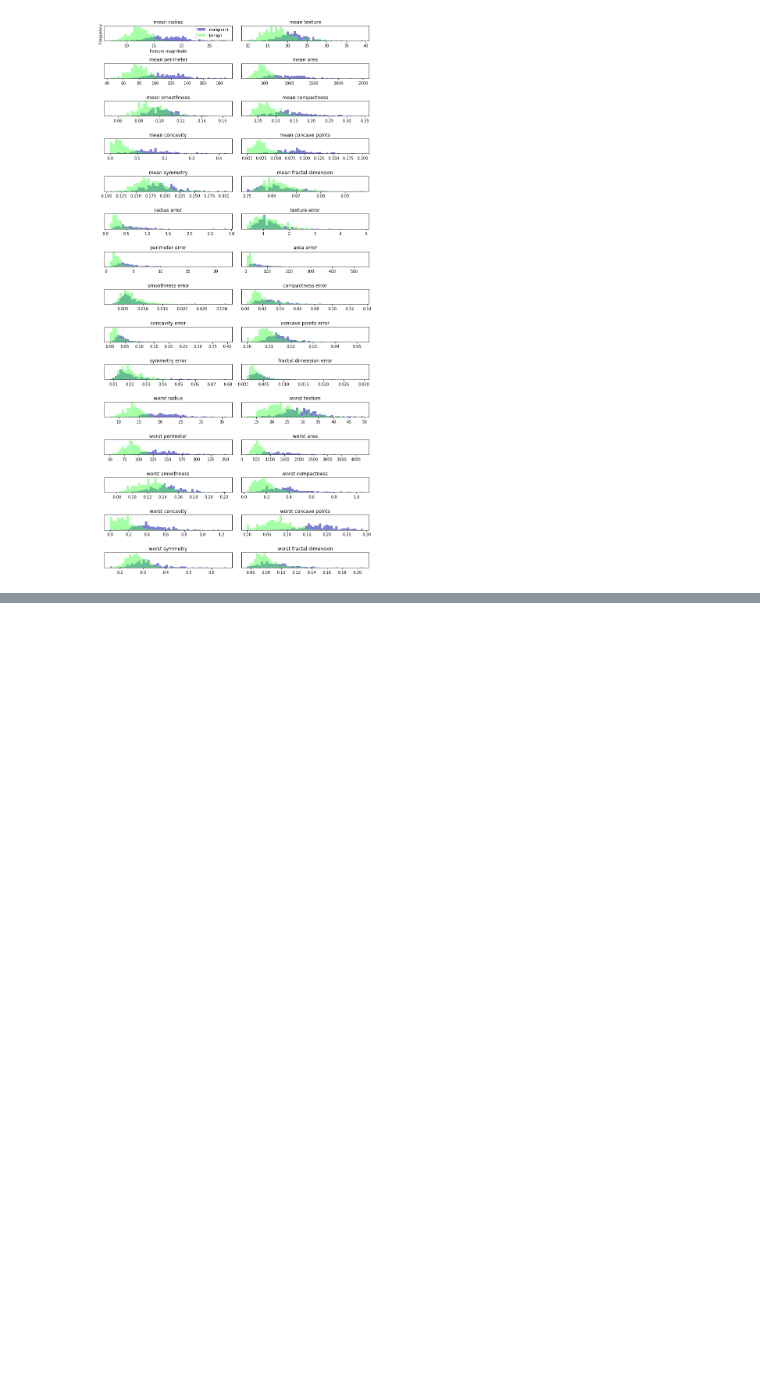
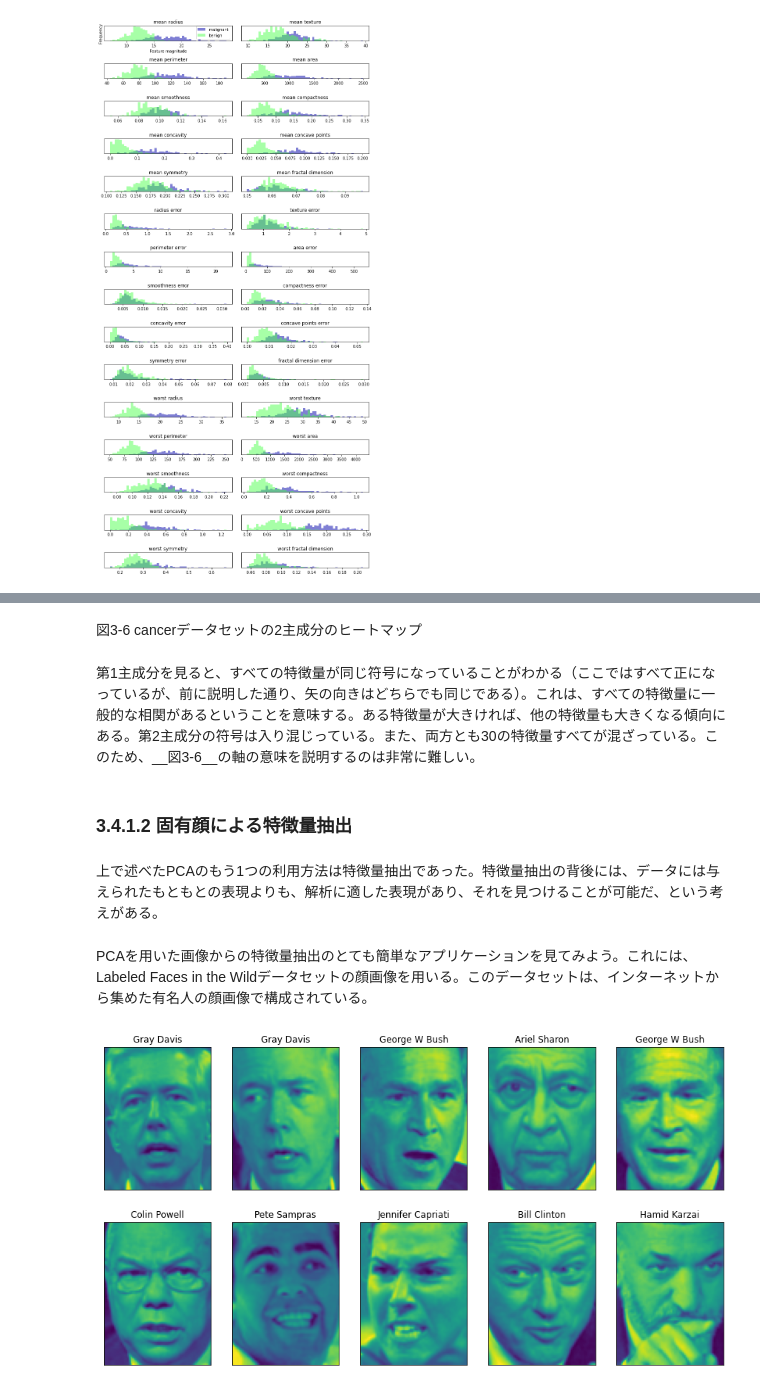
Before and after one commit to yagi469/Introduction-to-machine-learning-with-python, a Jupyter notebook: 03 教師なし学習と前処理.ipynb, the cells around one changed output, grey strips where cells are left out. Drawn from its saved outputs; the diff is of its cells as text; code cells hidden in the pictures; blank space fills up the shorter version.

```diff
--- a/03 教師なし学習と前処理.ipynb
+++ b/03 教師なし学習と前処理.ipynb
@@ -396,0 +375,22 @@ EOFError: Compressed file ended before the end-of-stream marker was reached
+# %% [markdown]
+図3-6 cancerデータセットの2主成分のヒートマップ
+# %% [markdown]
+第1主成分を見ると、すべての特徴量が同じ符号になっていることがわかる（ここではすべて正になっているが、前に説明した通り、矢の向きはどちらでも同じである）。これは、すべての特徴量に一般的な相関があるということを意味する。ある特徴量が大きければ、他の特徴量も大きくなる傾向にある。第2主成分の符号は入り混じっている。また、両方とも30の特徴量すべてが混ざっている。このため、__図3-6__の軸の意味を説明するのは非常に難しい。
+# %% [markdown]
+### 3.4.1.2 固有顔による特徴量抽出
+# %% [markdown]
+上で述べたPCAのもう1つの利用方法は特徴量抽出であった。特徴量抽出の背後には、データには与えられたもともとの表現よりも、解析に適した表現があり、それを見つけることが可能だ、という考えがある。
+# %% [markdown]
+PCAを用いた画像からの特徴量抽出のとても簡単なアプリケーションを見てみよう。これには、Labeled Faces in the Wildデータセットの顔画像を用いる。このデータセットは、インターネットから集めた有名人の顔画像で構成されている。
+# %%
+from sklearn.datasets import fetch_lfw_people
+people = fetch_lfw_people(min_faces_per_person=20, resize=0.7)
+image_shape = people.images[0].shape
+
+fig, axes = plt.subplots(2, 5, figsize=(15, 8),
+                         subplot_kw={'xticks': (), 'yticks': ()})
+for target, image, ax in zip(people.target, people.images, axes.ravel()):
+    ax.imshow(image)
+    ax.set_title(people.target_names[target])
+# %% [output]
+[figure, added]
```
Also changed, not shown: parts of 43 cells of this notebook.
